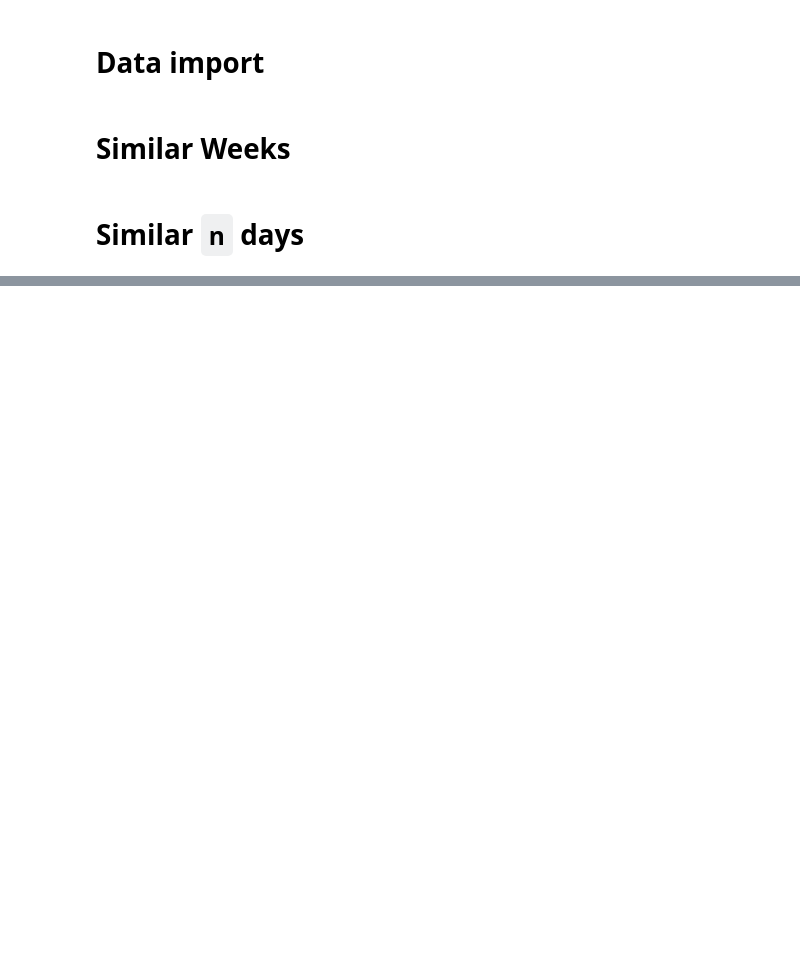
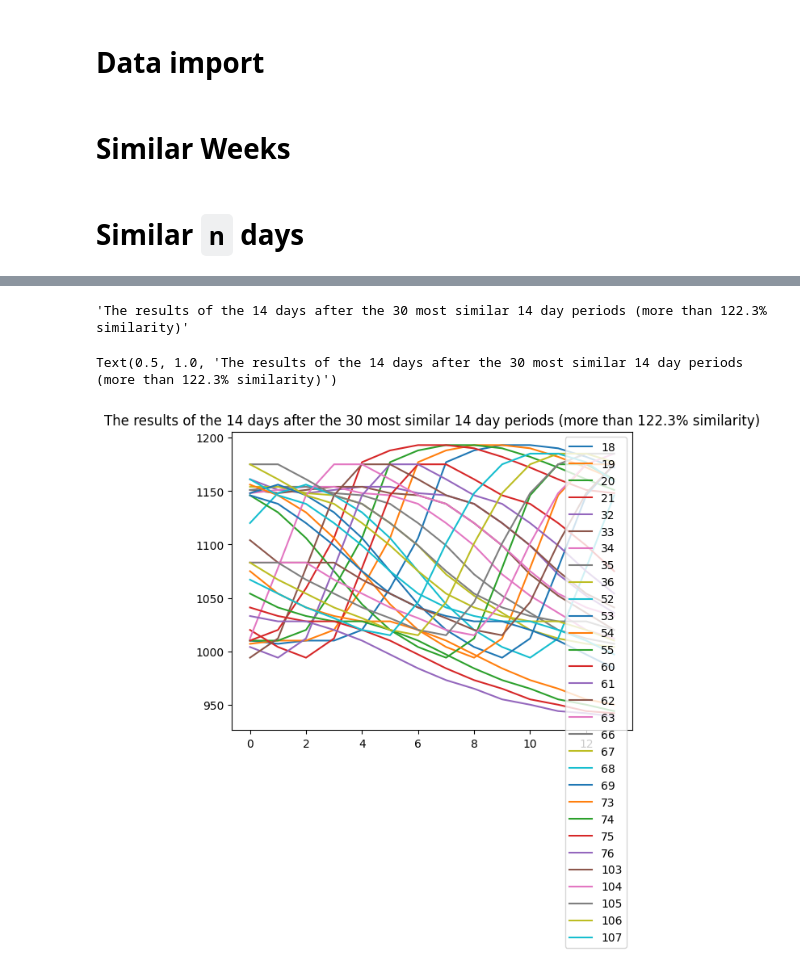
Before and after one commit to arykanary/WaterEnvDataWarehouse, a Jupyter notebook: notebooks/weekly_similarity.ipynb, the cells around one changed output, grey strips where cells are left out. Cells and saved outputs as stored; diff of their text form; code cells hidden in the pictures; blank space fills up the shorter version.

```diff
--- a/notebooks/weekly_similarity.ipynb
+++ b/notebooks/weekly_similarity.ipynb
@@ -69,3 +69,13 @@ def corr(a, b):
     a = (a - np.mean(a))/(np.std(a)*len(a))
     b = (b - np.mean(b))/(np.std(b))
     return np.correlate(a, b)[0]
+# %%
+def corr(a, b, sample=True, full=False):
+    _c = (np.matmul(a - a.mean(), b - b.mean()) / (a.size - (1 if sample else 0))) / (a.std() * b.std())
+    _m = (a.mean() / b.mean()) / (a.std() / b.std())
+    if full:
+        return _c , _m, _c * _m
+    else:
+        return _c * _m
+
+corr(gdf.iloc[91922], gdf.iloc[54], False, True)
@@ -72,5 +84,6 @@ def corr(a, b):
 # %%
-month_num = gdf.shape[0]-1
+month_num = gdf.shape[0]-100
+print(month_num)
 val = gdf.loc[month_num]
-cdf = pd.Series([corr(val, x) for _, x in gdf.iterrows()]).sort_values(ascending=False).dropna()
+cdf = pd.Series([corr(val, x) for _, x in gdf[:100].iterrows()]).abs().sort_values(ascending=False).dropna()
 cdf
@@ -85,2 +104,18 @@ plt.title(f'The results of the {n} days after the {likely} most similar {n} day
+# %%
+cdf_head = cdf[cdf>.99].head(30).dropna()
+likely = cdf_head.min()
+ind = cdf_head.index + ndays
+result = gdf.loc[[x for x in ind if x in gdf.index]].sort_index().T
+nlikely = result.shape[1]
+title = f'The results of the {ndays} days after the {nlikely} most similar {ndays} day periods (more than {likely:.1%} similarity)'
+title
+# %% [output]
+'The results of the 14 days after the 30 most similar 14 day periods (more than 122.3% similarity)'
+# %%
+result.plot()
+plt.title(title)
+# %% [output]
+Text(0.5, 1.0, 'The results of the 14 days after the 30 most similar 14 day periods (more than 122.3% similarity)')
+[figure, added]
 # %%
 sub = result.copy()
```
Also changed, not shown: parts of 9 cells of this notebook, 2 other files.
